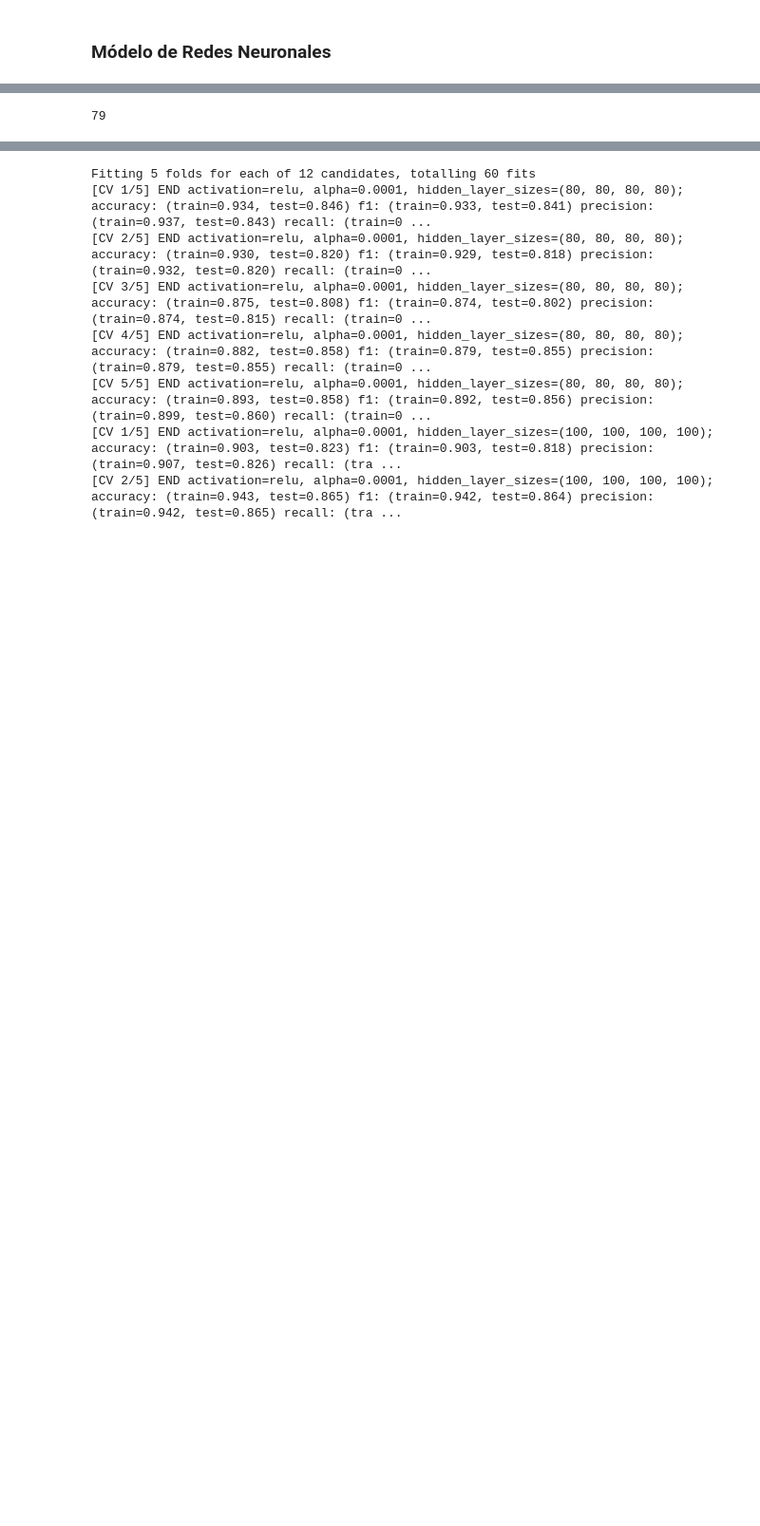
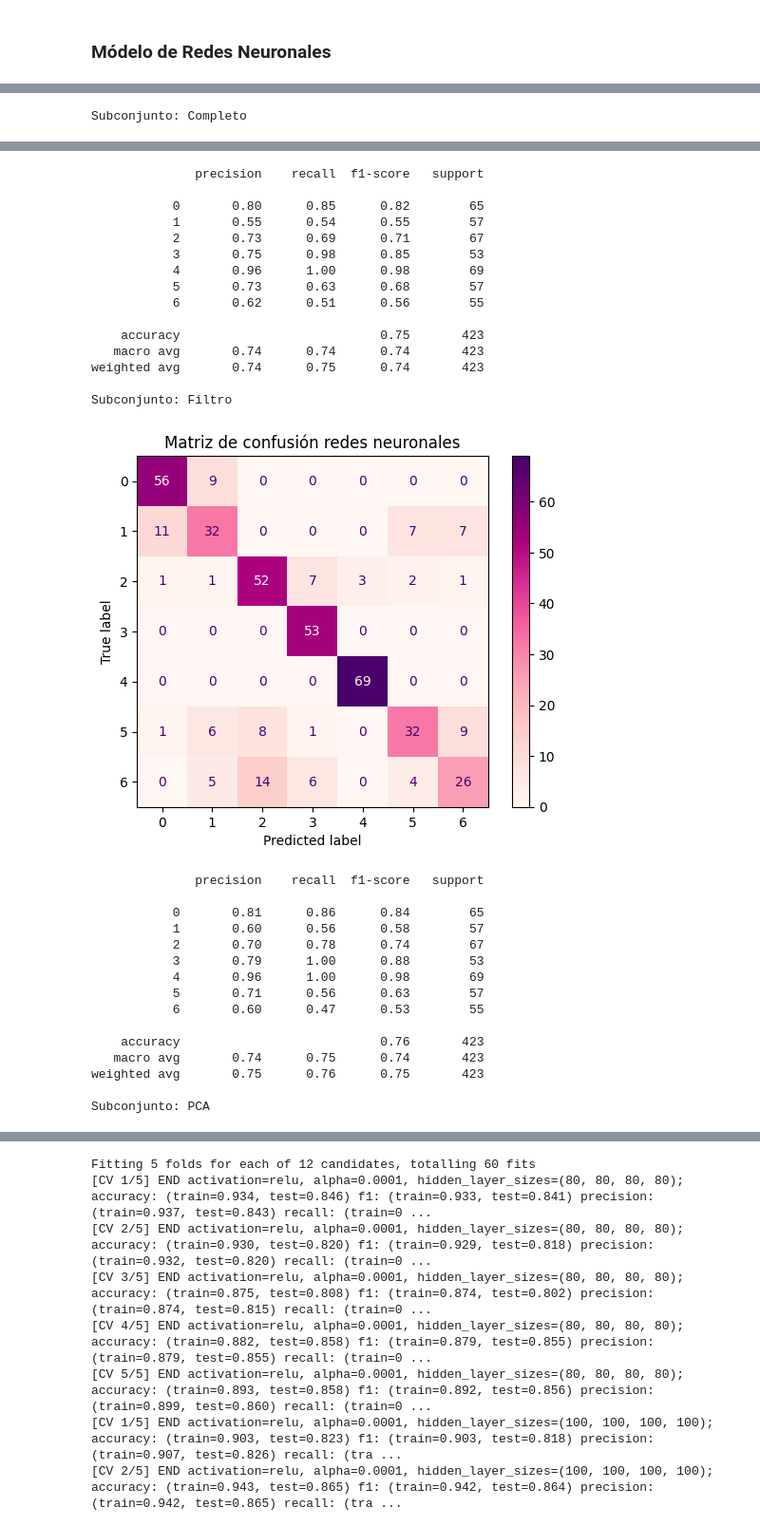
Before and after one commit to MilySierra/Estimation-of-Obesity-Levels-Model, a Jupyter notebook: estimation.ipynb, the cells around one changed output, grey strips where cells are left out. Shown at 95% size. Cells and saved outputs as stored; diff of their text form; code cells hidden in the pictures; blank space fills up the shorter version.

```diff
--- a/estimation.ipynb
+++ b/estimation.ipynb
@@ -1307,27 +1269,2 @@ tabla_resultados
 # %% [markdown]
 ### **Módelo de Redes Neuronales**
-# %%
-iterations = [100, 200, 300]
-resultados = []
-for i in iterations:
-
-    modelo_neuronal = MLPClassifier(max_iter=i, early_stopping=True, random_state=0)
-
-    modelo_neuronal.fit(X_train, y_train)
-    y_pred_neuronal = modelo_neuronal.predict(X_test)
-
-    accuracy = accuracy_score(y_test, y_pred_neuronal)
-    recall = recall_score(y_test, y_pred_neuronal, average='macro')
-    f1 = f1_score(y_test, y_pred_neuronal, average='macro')
-    precision = precision_score(y_test, y_pred_neuronal, average='macro')
-
-    resultados.append({
-            'iteraciones': i,
-            'acc_test': accuracy,
-            'recall_test': recall,
-            'f1_test': f1,
-            'precision_test': precision
-        })
-
-df_resultados = pd.DataFrame(resultados)
-df_resultados
@@ -1339,8 +1271,17 @@ df_resultados
-# %%
-modelo_neuronal.n_iter_
-# %% [output]
-79
 # %%
-modelo_neuronal = MLPClassifier(early_stopping=True, random_state=0)
-modelo_neuronal.fit(X_train, y_train)
-y_pred_neuronal = modelo_neuronal.predict(X_test)
+modelos_neuronales = []
+for nombre, (X_train, X_test, y_train, y_test) in subconjuntos.items():
+    modelo_neuronal = MLPClassifier(early_stopping=True, random_state=0)
+    modelo_neuronal.fit(X_train, y_train)
+    y_pred_neuronal = modelo_neuronal.predict(X_test)
+
+    print(f"Subconjunto: {nombre}")
+    mc_rd = confusion_matrix(y_test, y_pred_neuronal)
+    disp = ConfusionMatrixDisplay(confusion_matrix=mc_rd, display_labels=modelo_neuronal.classes_)
+    disp.plot(cmap='RdPu')
+    plt.title("Matriz de confusión redes neuronales")
+    plt.show()
+    print(classification_report(y_test, y_pred_neuronal))
+    modelos_neuronales.append(modelo_neuronal)
+# %% [output]
+Subconjunto: Completo
@@ -1346,0 +1289,31 @@ y_pred_neuronal = modelo_neuronal.predict(X_test)
+              precision    recall  f1-score   support
+
+           0       0.80      0.85      0.82        65
+           1       0.55      0.54      0.55        57
+           2       0.73      0.69      0.71        67
+           3       0.75      0.98      0.85        53
+           4       0.96      1.00      0.98        69
+           5       0.73      0.63      0.68        57
+           6       0.62      0.51      0.56        55
+
+    accuracy                           0.75       423
+   macro avg       0.74      0.74      0.74       423
+weighted avg       0.74      0.75      0.74       423
+
+Subconjunto: Filtro
+[figure, added]
+              precision    recall  f1-score   support
+
+           0       0.81      0.86      0.84        65
+           1       0.60      0.56      0.58        57
+           2       0.70      0.78      0.74        67
+           3       0.79      1.00      0.88        53
+           4       0.96      1.00      0.98        69
+           5       0.71      0.56      0.63        57
+           6       0.60      0.47      0.53        55
+
+    accuracy                           0.76       423
+   macro avg       0.74      0.75      0.74       423
+weighted avg       0.75      0.76      0.75       423
+
+Subconjunto: PCA
```
Also changed, not shown: parts of 21 cells of this notebook.
